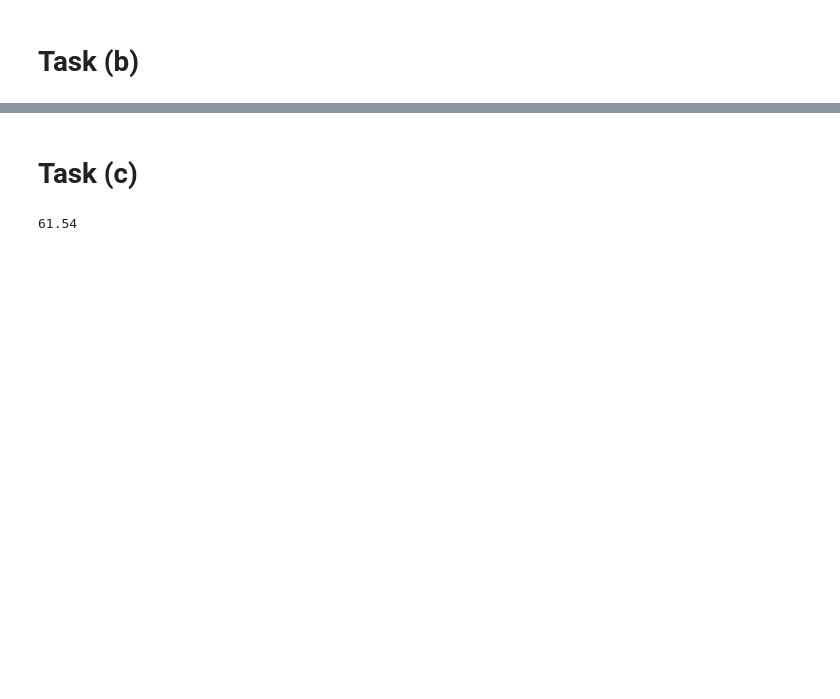
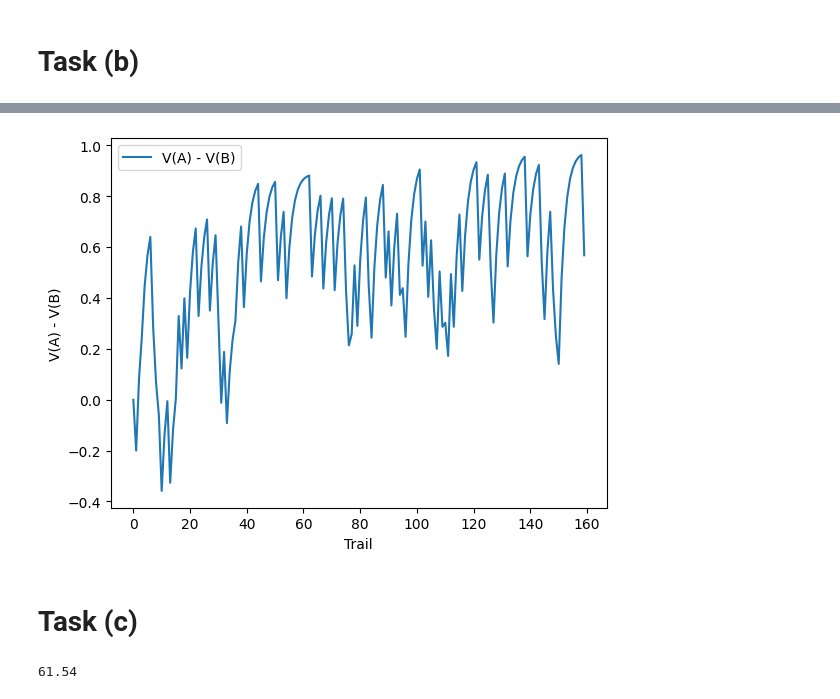
Before and after one commit to Unka-Malloc/Python-Neuron-Stimuli-2, a Jupyter notebook: CNN-CW2.ipynb, the cells around one changed output, grey strips where cells are left out. Saved outputs shown, nothing was run; the diff lists cells and outputs as text; code cells hidden in the pictures; blank space fills up the shorter version.

```diff
--- a/CNN-CW2.ipynb
+++ b/CNN-CW2.ipynb
@@ -143,3 +208,13 @@ avg_aversive
+# %%
+import matplotlib.pyplot as plt
+
+plt.plot(range(0, 160), sim_VA - sim_VB, label='V(A) - V(B)')
+plt.xlabel('Trail')
+plt.ylabel('V(A) - V(B)')
+plt.legend()
+plt.show()
+# %% [output]
+[figure, added]
 # %% [markdown]
 # Task (c)
 # %%
```
Also changed, not shown: parts of 20 cells of this notebook.
